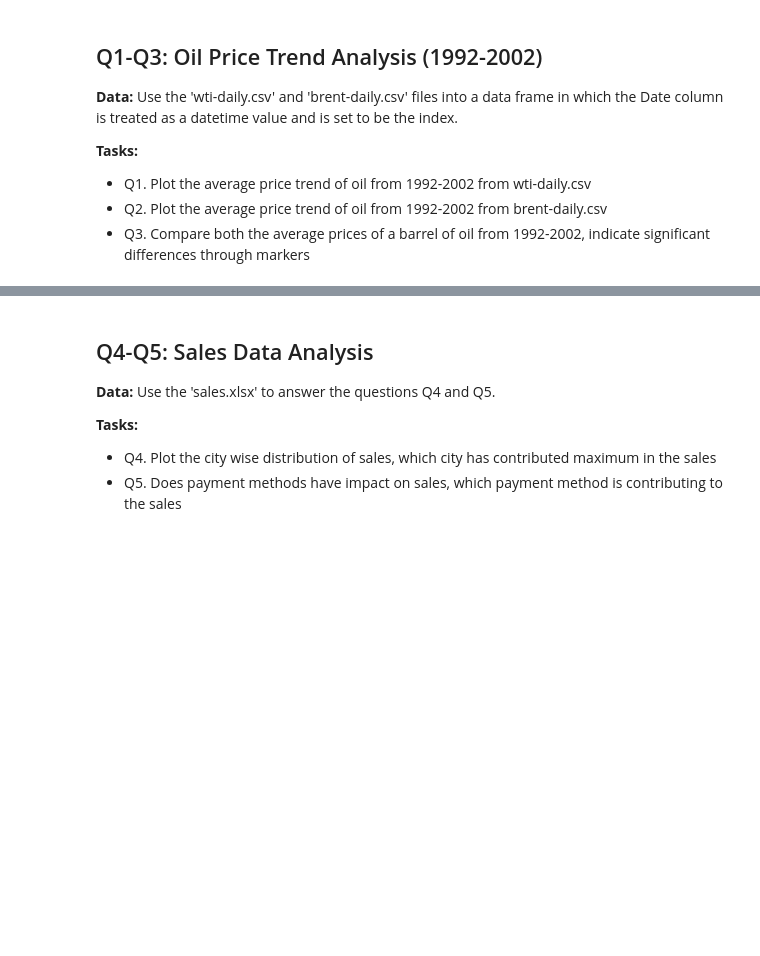
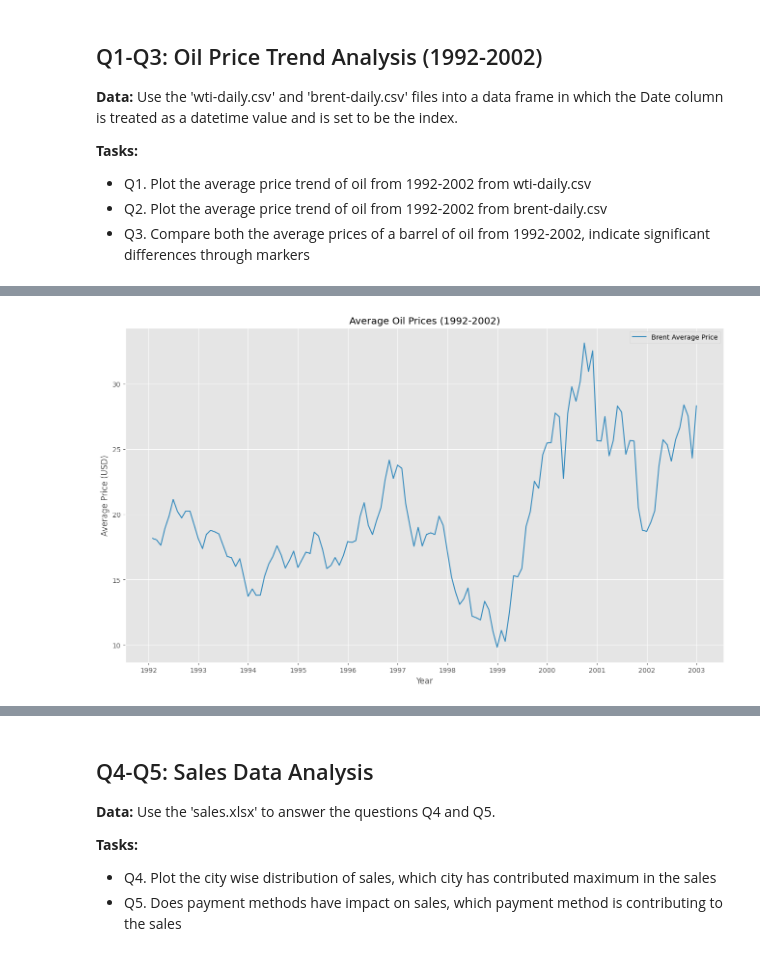
Before and after one commit to SimonRuskola/D7055E_Assignments, a Jupyter notebook: Assignment_1/main.ipynb, the cells around one changed output, grey strips where cells are left out. Cells and saved outputs as stored; diff of their text form; code cells hidden in the pictures; blank space fills up the shorter version.

```diff
--- a/Assignment_1/main.ipynb
+++ b/Assignment_1/main.ipynb
@@ -26 +68,23 @@ from PIL import Image, ImageEnhance, ImageFilter, ImageOps
+# %%
+# Q2
+
+# Plot brent
+plt.figure(figsize=(16, 9))
+plt.style.use('ggplot')
+plt.plot(brent_avg.index, brent_avg.values, label='Brent Average Price', color='C1')
+
+plt.title('Average Oil Prices (1992-2002)')
+plt.xlabel('Year')
+plt.ylabel('Average Price (USD)')
+plt.legend()
+plt.grid(True)
+
+# Set ticks every year
+ax = plt.gca()
+ax.xaxis.set_major_locator(mdates.YearLocator(1))
+ax.xaxis.set_major_formatter(mdates.DateFormatter('%Y'))
+
+plt.show()
+# %% [output]
+[figure, added]
 # %%
```
Also changed, not shown: parts of 7 cells of this notebook.
